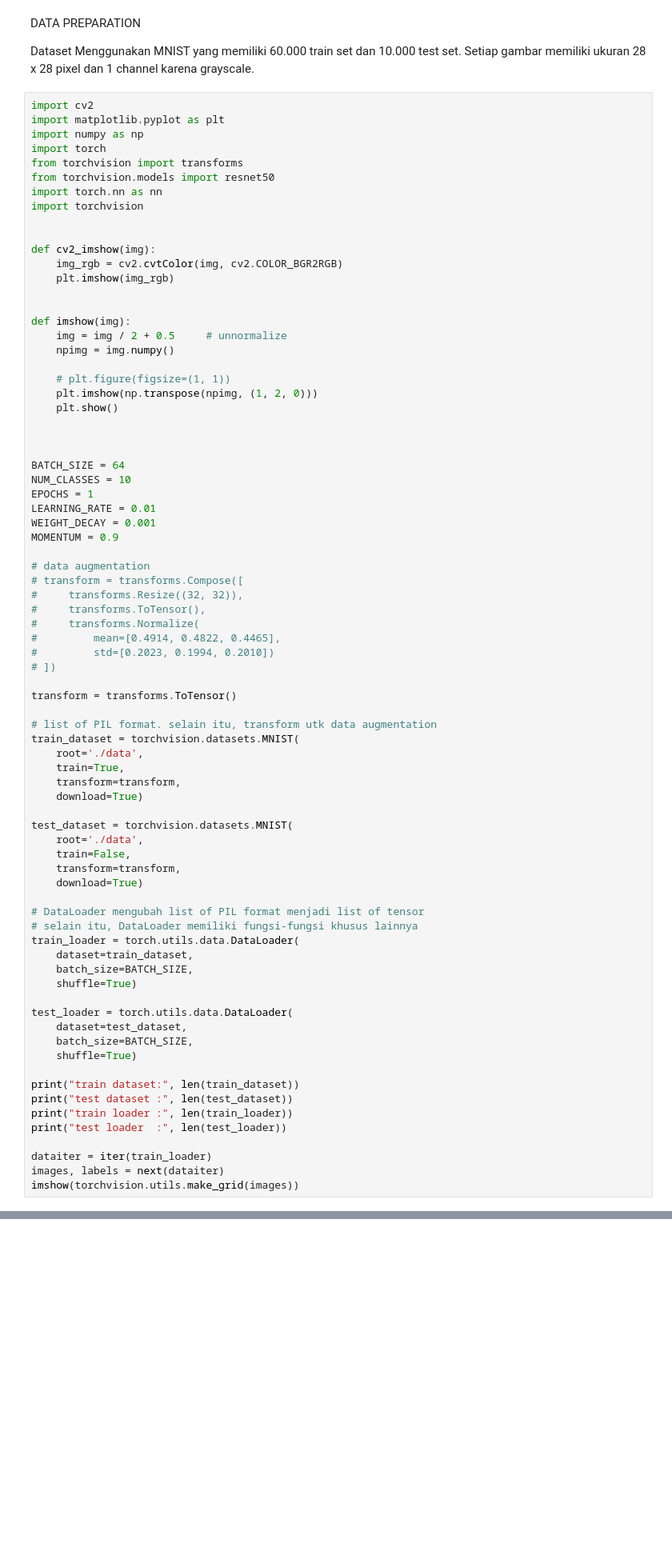
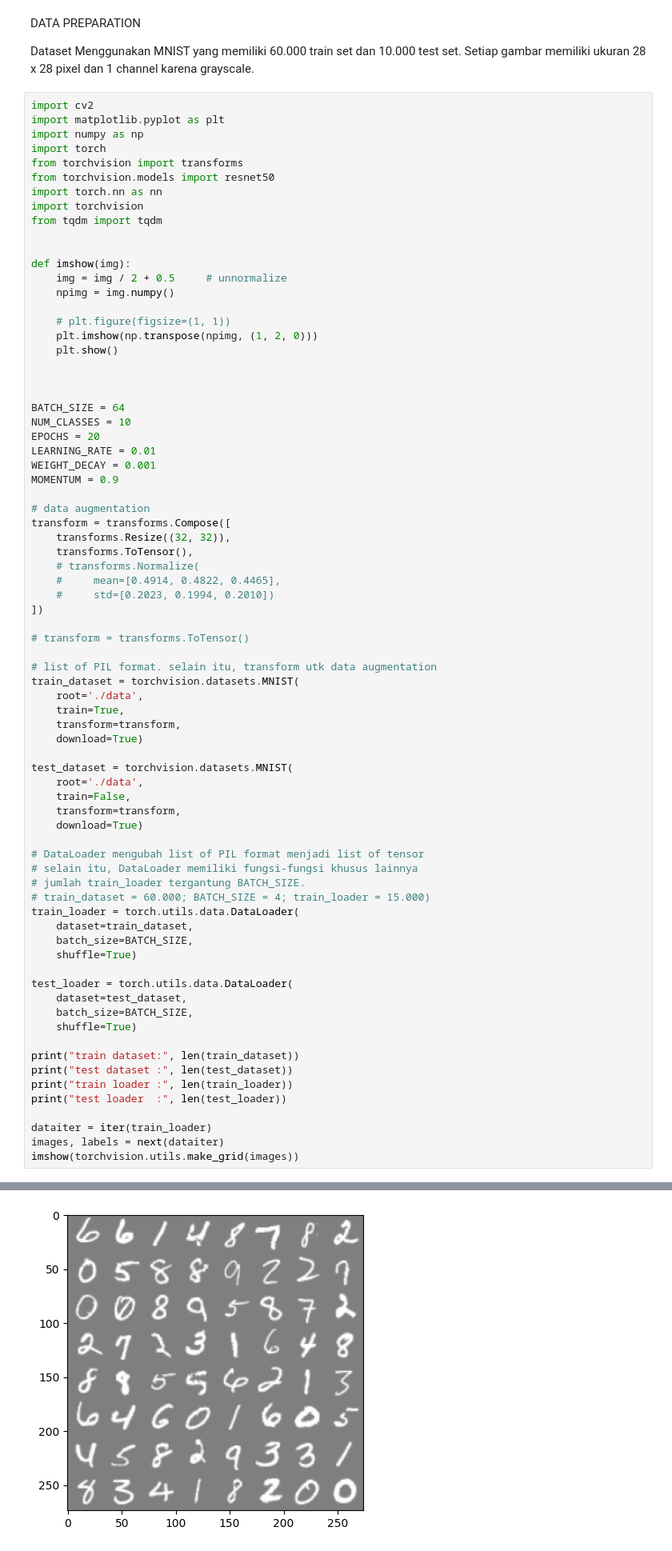
Before and after one commit to winnuayi/learn-computer-vision, a Jupyter notebook: 424-ocr-pt-resnet.ipynb, the cells around one changed output, grey strips where cells are left out. Shown at 80% size. Drawn from its saved outputs; the diff is of its cells as text; blank space fills up the shorter version.

```diff
--- a/424-ocr-pt-resnet.ipynb
+++ b/424-ocr-pt-resnet.ipynb
@@ -13,11 +13,7 @@ from torchvision import transforms
 from torchvision.models import resnet50
 import torch.nn as nn
 import torchvision
-
-
-def cv2_imshow(img):
-    img_rgb = cv2.cvtColor(img, cv2.COLOR_BGR2RGB)
-    plt.imshow(img_rgb)
+from tqdm import tqdm
 
 
 def imshow(img):
@@ -32,21 +28,21 @@ def imshow(img):
 
 BATCH_SIZE = 64
 NUM_CLASSES = 10
-EPOCHS = 1
+EPOCHS = 20
 LEARNING_RATE = 0.01
 WEIGHT_DECAY = 0.001
 MOMENTUM = 0.9
 
 # data augmentation
-# transform = transforms.Compose([
-#     transforms.Resize((32, 32)),
-#     transforms.ToTensor(),
-#     transforms.Normalize(
-#         mean=[0.4914, 0.4822, 0.4465],
-#         std=[0.2023, 0.1994, 0.2010])
-# ])
+transform = transforms.Compose([
+    transforms.Resize((32, 32)),
+    transforms.ToTensor(),
+    # transforms.Normalize(
+    #     mean=[0.4914, 0.4822, 0.4465],
+    #     std=[0.2023, 0.1994, 0.2010])
+])
 
-transform = transforms.ToTensor()
+# transform = transforms.ToTensor()
 
 # list of PIL format. selain itu, transform utk data augmentation
 train_dataset = torchvision.datasets.MNIST(
@@ -63,6 +59,8 @@ test_dataset = torchvision.datasets.MNIST(
 
 # DataLoader mengubah list of PIL format menjadi list of tensor
 # selain itu, DataLoader memiliki fungsi-fungsi khusus lainnya
+# jumlah train_loader tergantung BATCH_SIZE.
+# train_dataset = 60.000; BATCH_SIZE = 4; train_loader = 15.000)
 train_loader = torch.utils.data.DataLoader(
     dataset=train_dataset,
     batch_size=BATCH_SIZE,
@@ -81,3 +79,4 @@ print("test loader  :", len(test_loader))
 dataiter = iter(train_loader)
 images, labels = next(dataiter)
 imshow(torchvision.utils.make_grid(images))
+# %% [output]
@@ -84 +87,2 @@ imshow(torchvision.utils.make_grid(images))
+[figure, added]
 # %%
```
Also changed, not shown: parts of 4 cells of this notebook, 8 other files.
